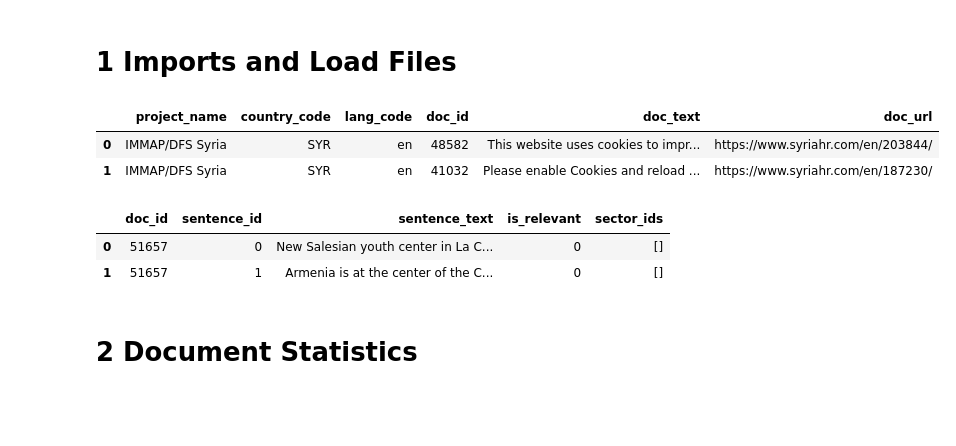
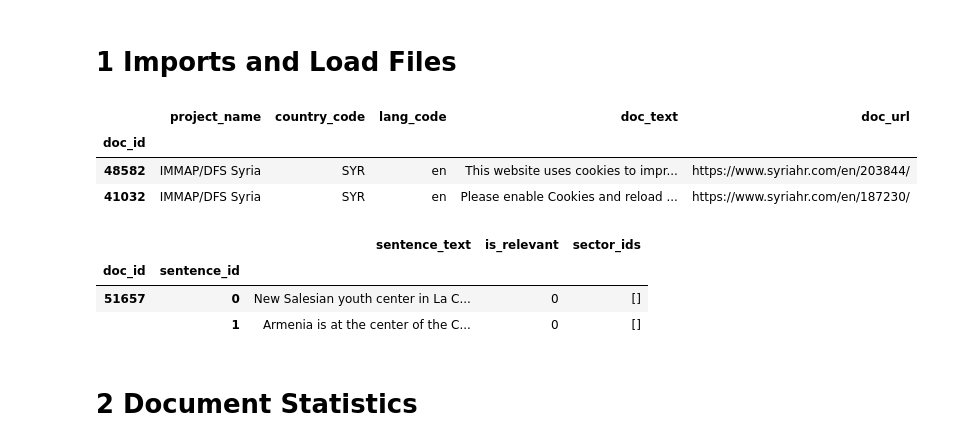
Before and after one commit to alexanderkrauck/CHEERS_Challenge, a Jupyter notebook: CHEERS_challenge_round_1/00_Experimenting.ipynb, the cells around one changed output. Cells and saved outputs as stored; diff of their text form; code cells hidden in the pictures; blank space fills up the shorter version.

```diff
--- a/CHEERS_challenge_round_1/00_Experimenting.ipynb
+++ b/CHEERS_challenge_round_1/00_Experimenting.ipynb
@@ -21,23 +21,26 @@ from ast import literal_eval
 import itertools
 # %%
 data_location = "data_round_1"
-train_documents = pd.read_csv(os.path.join(data_location,"documents_en_train.csv"))
-validation_documents = pd.read_csv(os.path.join(data_location,"documents_en_val.csv"))
-test_documents = pd.read_csv(os.path.join(data_location,"documents_en_test.csv"))
+train_documents = pd.read_csv(os.path.join(data_location,"documents_en_train.csv"), index_col="doc_id")
+validation_documents = pd.read_csv(os.path.join(data_location,"documents_en_val.csv"), index_col="doc_id")
+test_documents = pd.read_csv(os.path.join(data_location,"documents_en_test.csv"), index_col="doc_id")
 
-train_sentences = pd.read_csv(os.path.join(data_location,"sentences_en_train.csv"), converters={'sector_ids': literal_eval})
-validation_sentences = pd.read_csv(os.path.join(data_location,"sentences_en_val.csv"), converters={'sector_ids': literal_eval})
-test_sentences = pd.read_csv(os.path.join(data_location,"sentences_en_test.csv"), converters={'sector_ids': literal_eval})
+
+train_sentences = pd.read_csv(os.path.join(data_location,"sentences_en_train.csv"), converters={'sector_ids': literal_eval}, index_col=["doc_id","sentence_id"])
+validation_sentences = pd.read_csv(os.path.join(data_location,"sentences_en_val.csv"), converters={'sector_ids': literal_eval}, index_col=["doc_id","sentence_id"])
+test_sentences = pd.read_csv(os.path.join(data_location,"sentences_en_test.csv"), converters={'sector_ids': literal_eval}, index_col=["doc_id","sentence_id"])
 
 display(HTML(train_documents.head(2).to_html()))
 display(HTML(train_sentences.head(2).to_html()))
 # %% [output]
-|  | project_name | country_code | lang_code | doc_id | doc_text | doc_url |
-| 0 | IMMAP/DFS Syria | SYR | en | 48582 | This website uses cookies to impr... | https://www.syriahr.com/en/203844/ |
-| 1 | IMMAP/DFS Syria | SYR | en | 41032 | Please enable Cookies and reload ... | https://www.syriahr.com/en/187230/ |
+|  | project_name | country_code | lang_code | doc_text | doc_url |
+| doc_id |  |  |  |  |  |
+| 48582 | IMMAP/DFS Syria | SYR | en | This website uses cookies to impr... | https://www.syriahr.com/en/203844/ |
+| 41032 | IMMAP/DFS Syria | SYR | en | Please enable Cookies and reload ... | https://www.syriahr.com/en/187230/ |
-|  | doc_id | sentence_id | sentence_text | is_relevant | sector_ids |
-| 0 | 51657 | 0 | New Salesian youth center in La C... | 0 | [] |
-| 1 | 51657 | 1 | Armenia is at the center of the C... | 0 | [] |
+|  |  | sentence_text | is_relevant | sector_ids |
+| doc_id | sentence_id |  |  |  |
+| 51657 | 0 | New Salesian youth center in La C... | 0 | [] |
+|  | 1 | Armenia is at the center of the C... | 0 | [] |
 # %% [markdown]
 # 2 Document Statistics
 # %%
```
Also changed, not shown: parts of 16 cells of this notebook.
